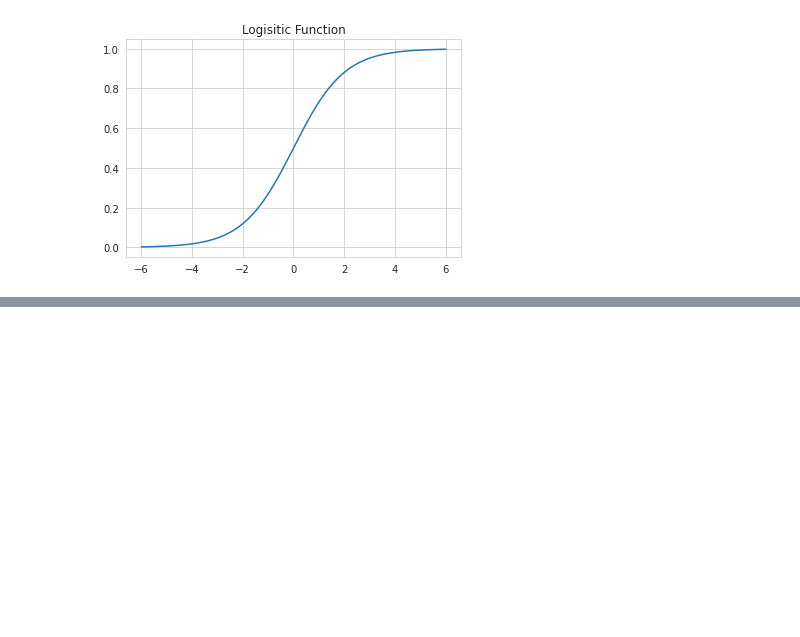
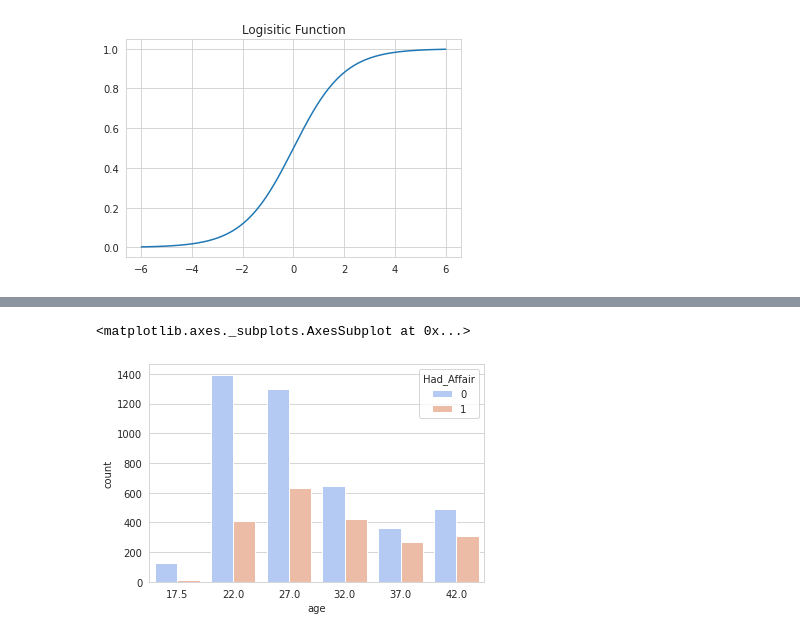
Before and after one commit to kisk0419/Python_learning, a Jupyter notebook: udemy_logistic_regression.ipynb, the cells around one changed output, grey strips where cells are left out. Saved outputs shown, nothing was run; the diff lists cells and outputs as text; code cells hidden in the pictures; blank space fills up the shorter version.

```diff
--- a/udemy_logistic_regression.ipynb
+++ b/udemy_logistic_regression.ipynb
@@ -30,3 +30,5 @@ plt.title('Logisitic Function')
 # %% [output]
 Text(0.5, 1.0, 'Logisitic Function')
 [figure]
+# %%
+df = sm.datasets.fair.load_pandas().data
@@ -32,0 +44,8 @@ Text(0.5, 1.0, 'Logisitic Function')
+# %%
+def affair_check(x):
+  if x != 0:
+    return 1
+  else:
+    return 0
+# %%
+df['Had_Affair'] = df['affairs'].apply(affair_check)
@@ -32,0 +68,6 @@ Text(0.5, 1.0, 'Logisitic Function')
+# %%
+# 年齢別の集計
+sns.countplot('age', data=df.sort_values('age'), hue='Had_Affair', palette='coolwarm')
+# %% [output]
+<matplotlib.axes._subplots.AxesSubplot at 0x...>
+[figure, added]
```
Also changed, not shown: parts of 5 cells of this notebook.
